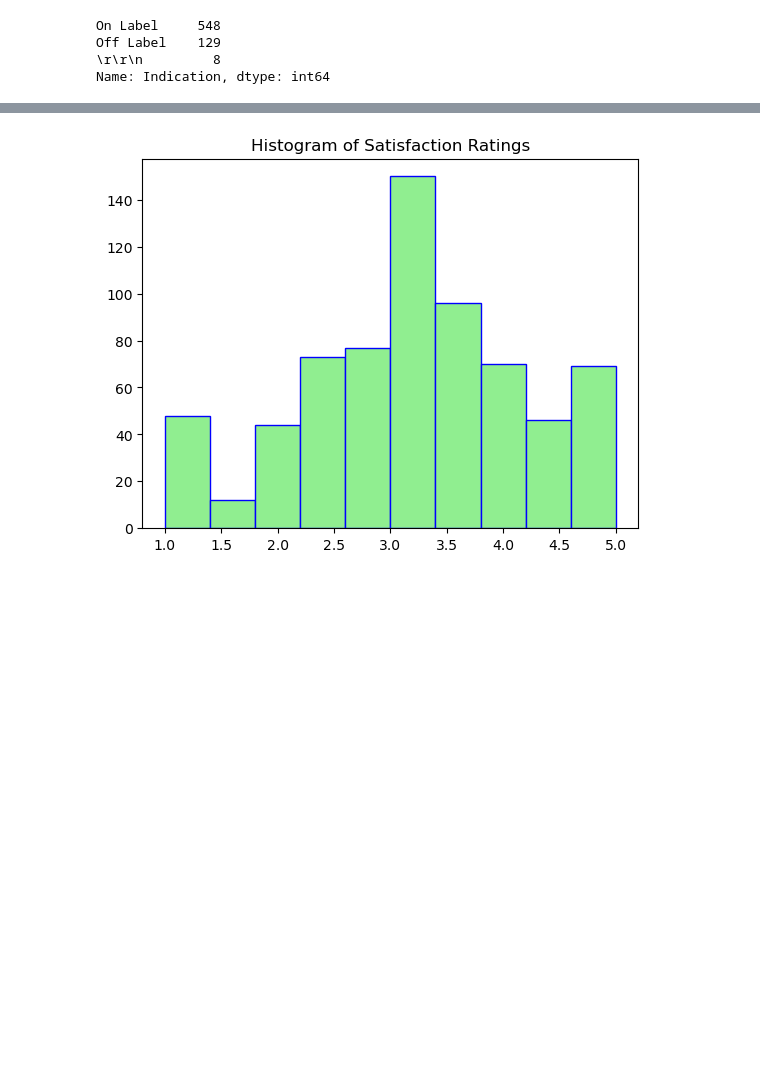
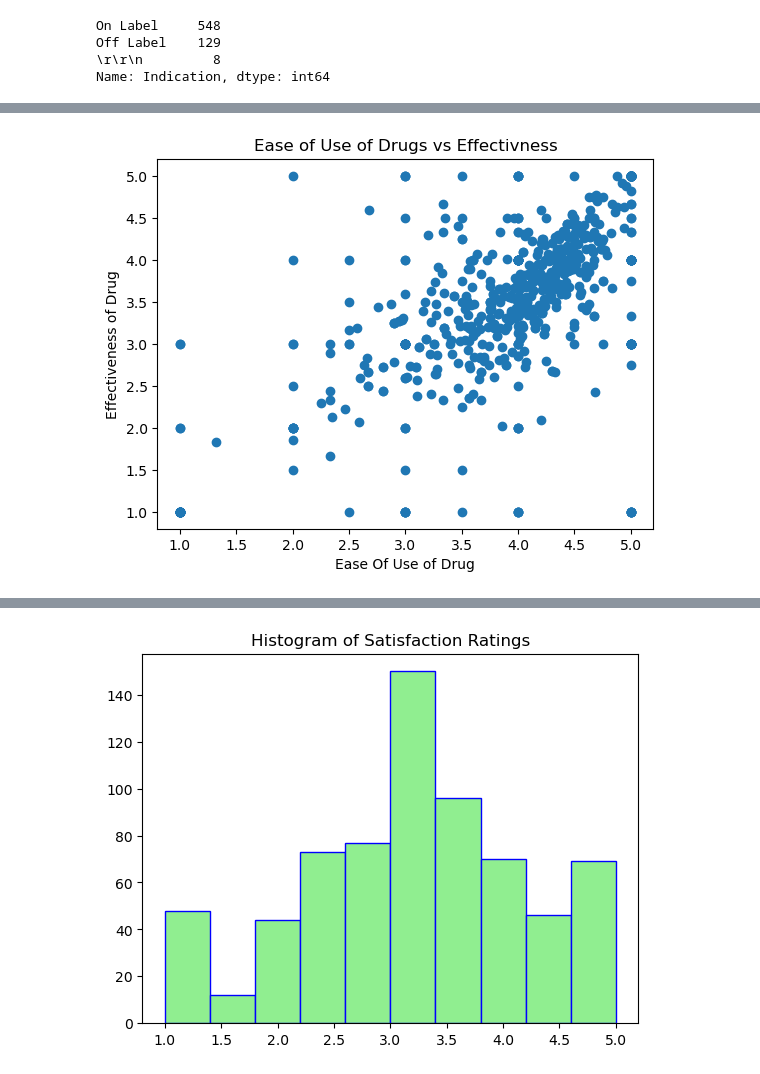
Before and after one commit to tessouthere/TP1_TEA_MJC, a Jupyter notebook: TP1_TEA_MC.ipynb, the cells around one changed output, grey strips where cells are left out. Drawn from its saved outputs; the diff is of its cells as text; code cells hidden in the pictures; blank space fills up the shorter version.

```diff
--- a/TP1_TEA_MC.ipynb
+++ b/TP1_TEA_MC.ipynb
@@ -95,0 +127,12 @@ Name: Indication, dtype: int64
+# %%
+x=drugs['EaseOfUse']
+y=drugs['Effective']
+
+plt.scatter(x, y,)
+plt.title('Ease of Use of Drugs vs Effectivness')
+plt.xlabel('Ease Of Use of Drug')
+plt.ylabel('Effectiveness of Drug')
+
+plt.show()
+# %% [output]
+[figure, added]
```
Also changed, not shown: parts of 11 cells of this notebook.
